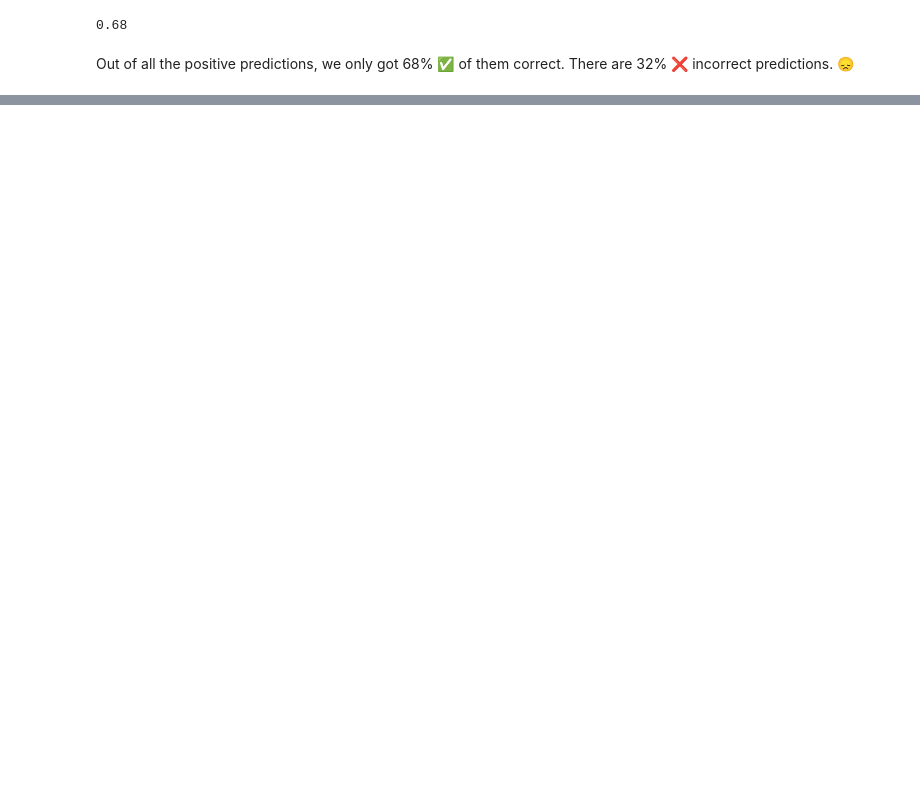
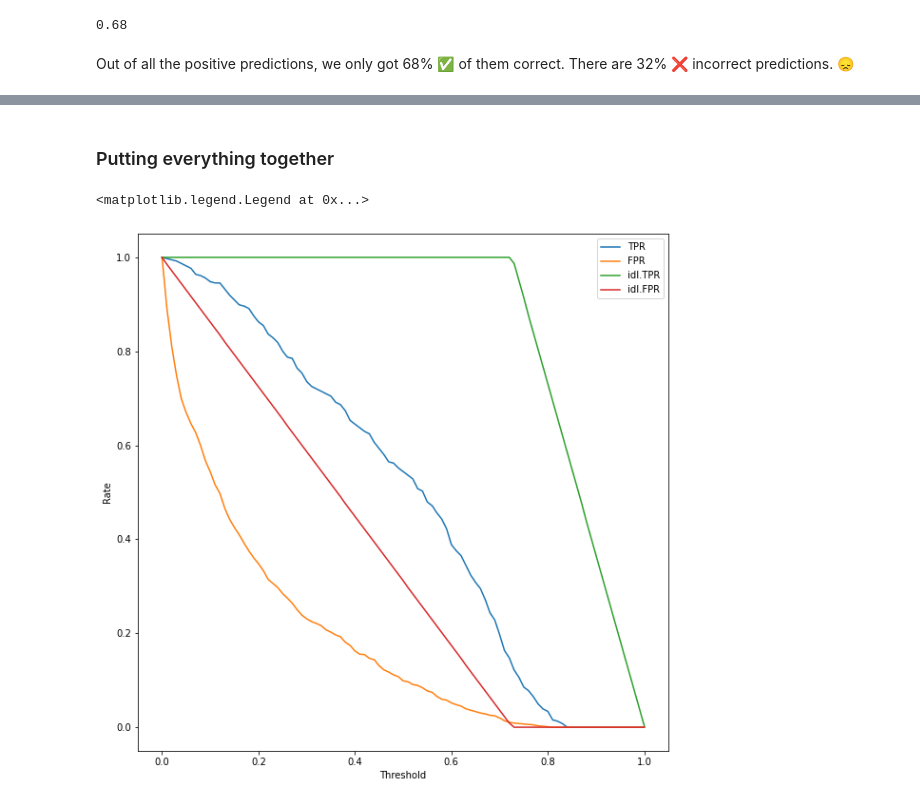
Before and after one commit to kausnz/ml_zoomcamp, a Jupyter notebook: lessons/ml_zoomcamp_week4.ipynb, the cells around one changed output, grey strips where cells are left out. Saved outputs shown, nothing was run; the diff lists cells and outputs as text; code cells hidden in the pictures; blank space fills up the shorter version.

```diff
--- a/lessons/ml_zoomcamp_week4.ipynb
+++ b/lessons/ml_zoomcamp_week4.ipynb
@@ -285,0 +550,11 @@ This shows us 'accuracy' is not a good metric at all when there's class imbalanc
+# %%
+# Here are are going to sort the values y_val with 0's followed by 1's. What we
+# are trying to do here is to remove the shuffuling of the actual target values,
+# so all the 'churned' customers apper together at the end of the scale. We call
+# the new object y_ideal. Remember, these are ideal 'actuals', not predictions
+# from the model.
+num_neg = (y_val == 0).sum()
+num_pos = (y_val == 1).sum()
+print (num_neg, num_pos)
+y_ideal = np.repeat([0, 1], [num_neg, num_pos])
+y_ideal
@@ -285,0 +564,4 @@ This shows us 'accuracy' is not a good metric at all when there's class imbalanc
+# %%
+# Then we fabricate predictions. These are in accending order with 0.5 as the median.
+y_ideal_pred = np.linspace(0, 1, len(y_val))
+y_ideal_pred
@@ -285,0 +575,2 @@ This shows us 'accuracy' is not a good metric at all when there's class imbalanc
+# %%
+df_ideal = tpr_fpr_dataframe(y_ideal, y_ideal_pred)
@@ -285,0 +588,20 @@ This shows us 'accuracy' is not a good metric at all when there's class imbalanc
+# %% [markdown]
+### Putting everything together
+# %%
+
+plt.figure(figsize=(10,10))
+plt.plot(df_scores.threshold, df_scores.tpr, label='TPR')
+plt.plot(df_scores.threshold, df_scores.fpr, label='FPR')
+
+# plt.plot(df_random.threshold, df_random.tpr, label='rnd.TPR')
+# plt.plot(df_random.threshold, df_random.fpr, label='rnd.FPR')
+
+plt.plot(df_ideal.threshold, df_ideal.tpr, label='idl.TPR')
+plt.plot(df_ideal.threshold, df_ideal.fpr, label='idl.FPR')
+
+plt.xlabel("Threshold")
+plt.ylabel("Rate")
+plt.legend()
+# %% [output]
+<matplotlib.legend.Legend at 0x...>
+[figure, added]
```
Also changed, not shown: parts of 83 cells of this notebook, 2 other files.
